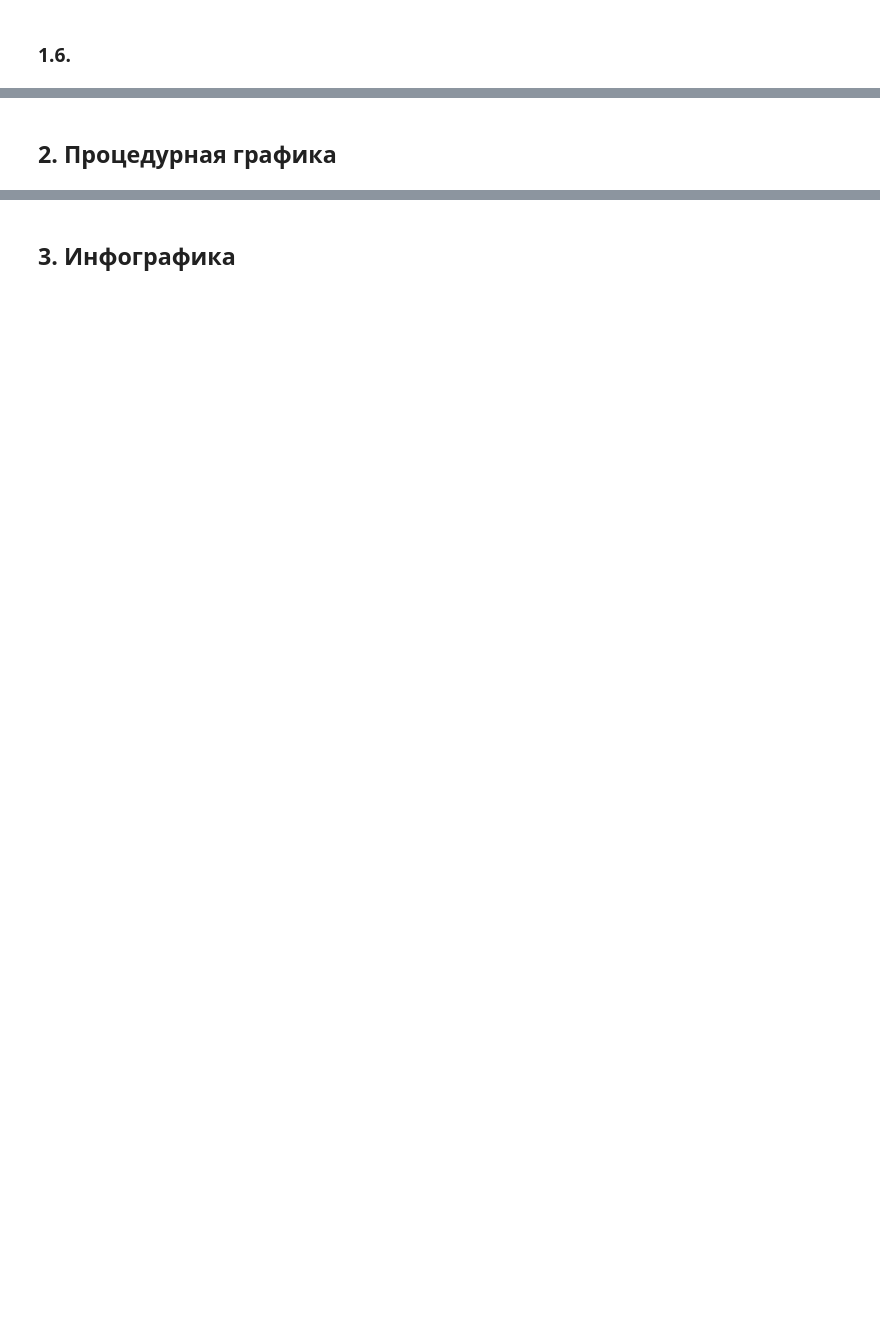
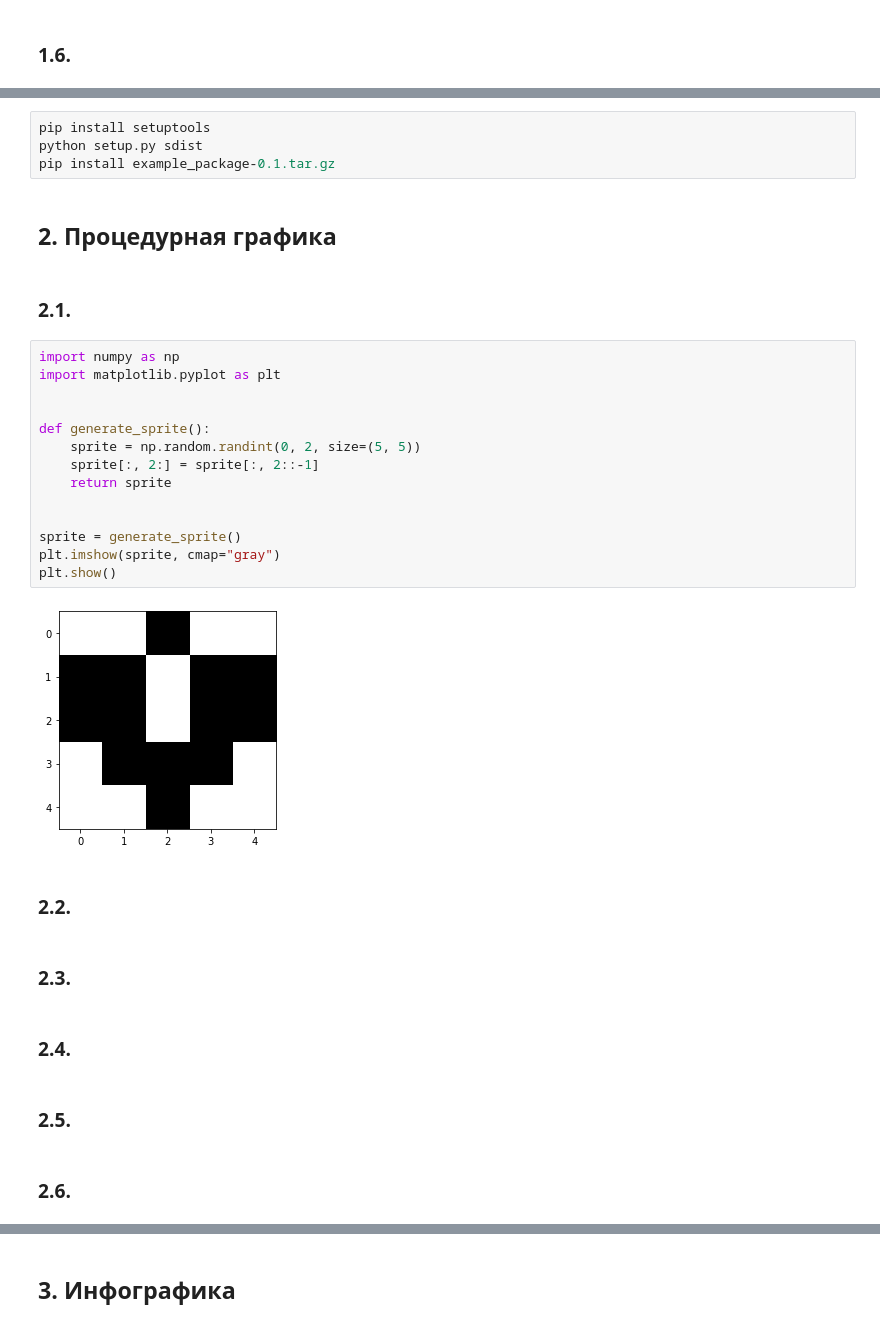
Before and after one commit to vahtyah/PythonPracticalSemester3, a Jupyter notebook: PythonSemester3.ipynb, the cells around one changed output, grey strips where cells are left out. Cells and saved outputs as stored; diff of their text form; blank space fills up the shorter version.

```diff
--- a/PythonSemester3.ipynb
+++ b/PythonSemester3.ipynb
@@ -1382,2 +1459,34 @@ def load_config(filename):
+# %%
+pip install setuptools
+python setup.py sdist
+pip install example_package-0.1.tar.gz
 # %% [markdown]
 ## 2. Процедурная графика
+# %% [markdown]
+### 2.1.
+# %%
+import numpy as np
+import matplotlib.pyplot as plt
+
+
+def generate_sprite():
+    sprite = np.random.randint(0, 2, size=(5, 5))
+    sprite[:, 2:] = sprite[:, 2::-1]
+    return sprite
+
+
+sprite = generate_sprite()
+plt.imshow(sprite, cmap="gray")
+plt.show()
+# %% [output]
+[figure, added]
+# %% [markdown]
+### 2.2.
+# %% [markdown]
+### 2.3.
+# %% [markdown]
+### 2.4.
+# %% [markdown]
+### 2.5.
+# %% [markdown]
+### 2.6.
```
Also changed, not shown: parts of 16 cells of this notebook.
